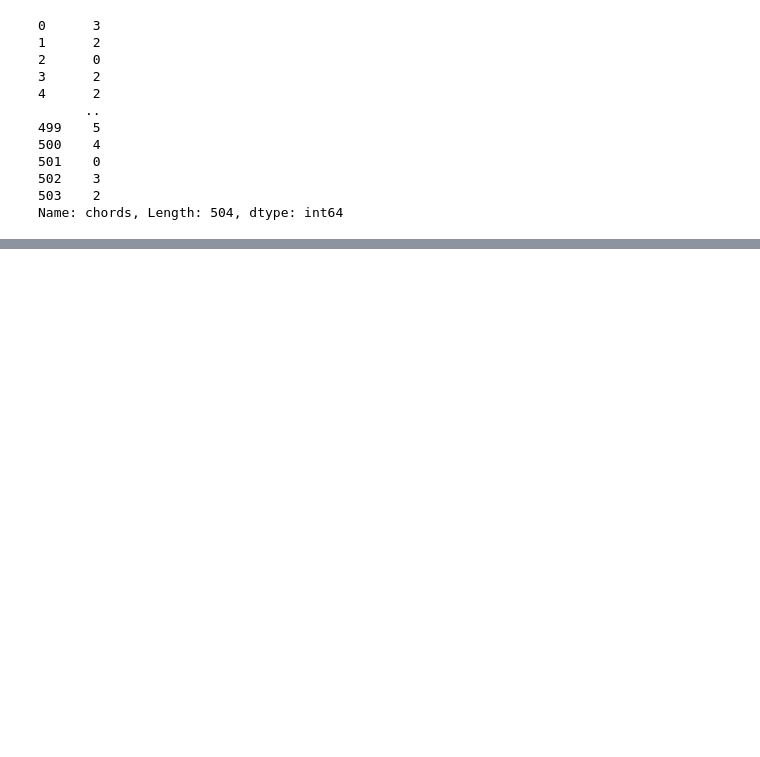
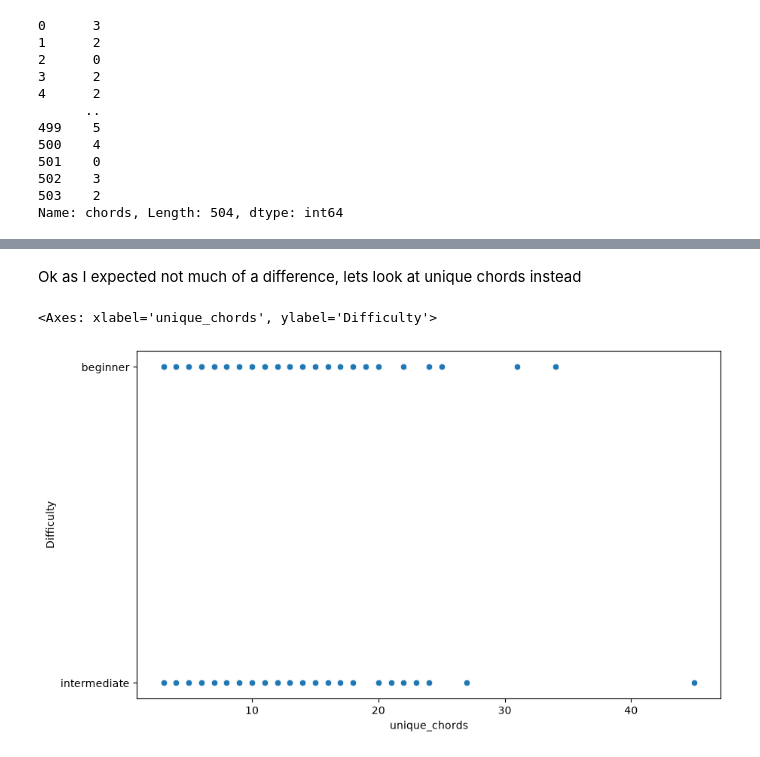
Before and after one commit to TiffanyBee/guitar_difficulty_predictor, a Jupyter notebook: 01_data_matching.ipynb, the cells around one changed output, grey strips where cells are left out. Cells and saved outputs as stored; diff of their text form; code cells hidden in the pictures; blank space fills up the shorter version.

```diff
--- a/01_data_matching.ipynb
+++ b/01_data_matching.ipynb
@@ -551,0 +573,8 @@ combined.head()
+# %% [markdown]
+Ok as I expected not much of a difference, lets look at unique chords instead
+# %%
+plt.figure(figsize=(10,6))
+sns.scatterplot(x=combined.unique_chords, y=combined["Difficulty"])
+# %% [output]
+<Axes: xlabel='unique_chords', ylabel='Difficulty'>
+[figure, added]
```
Also changed, not shown: parts of 47 cells of this notebook.
